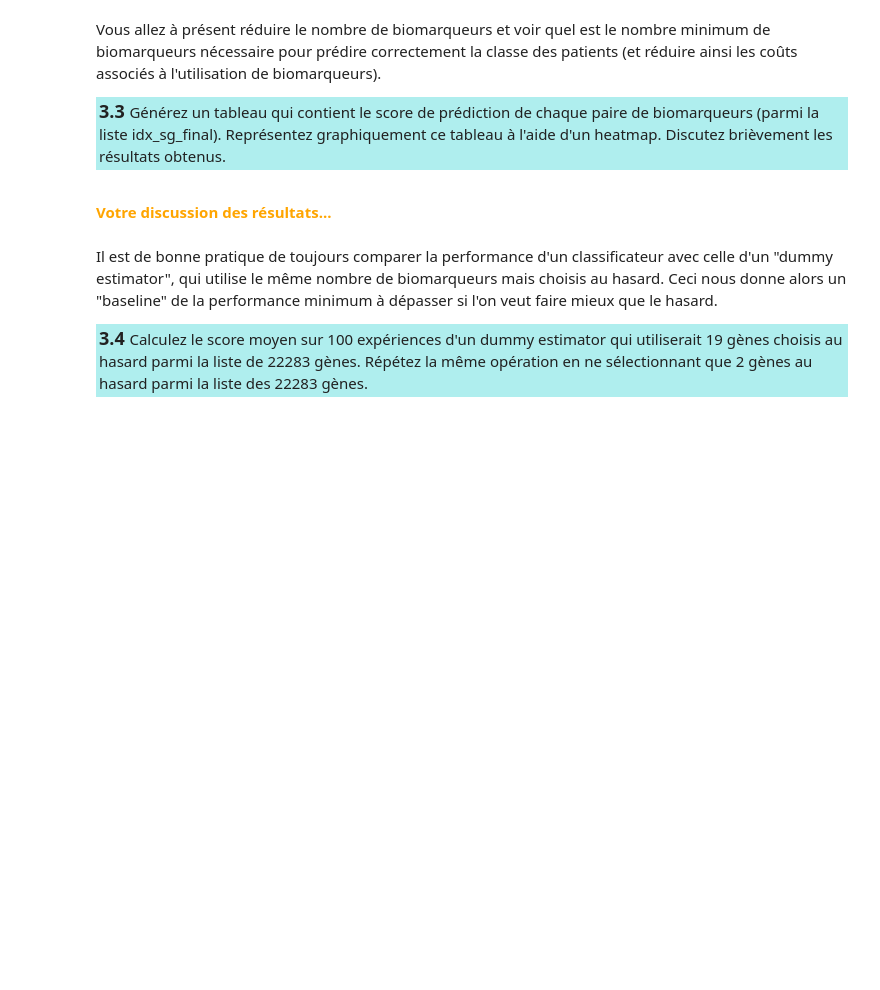
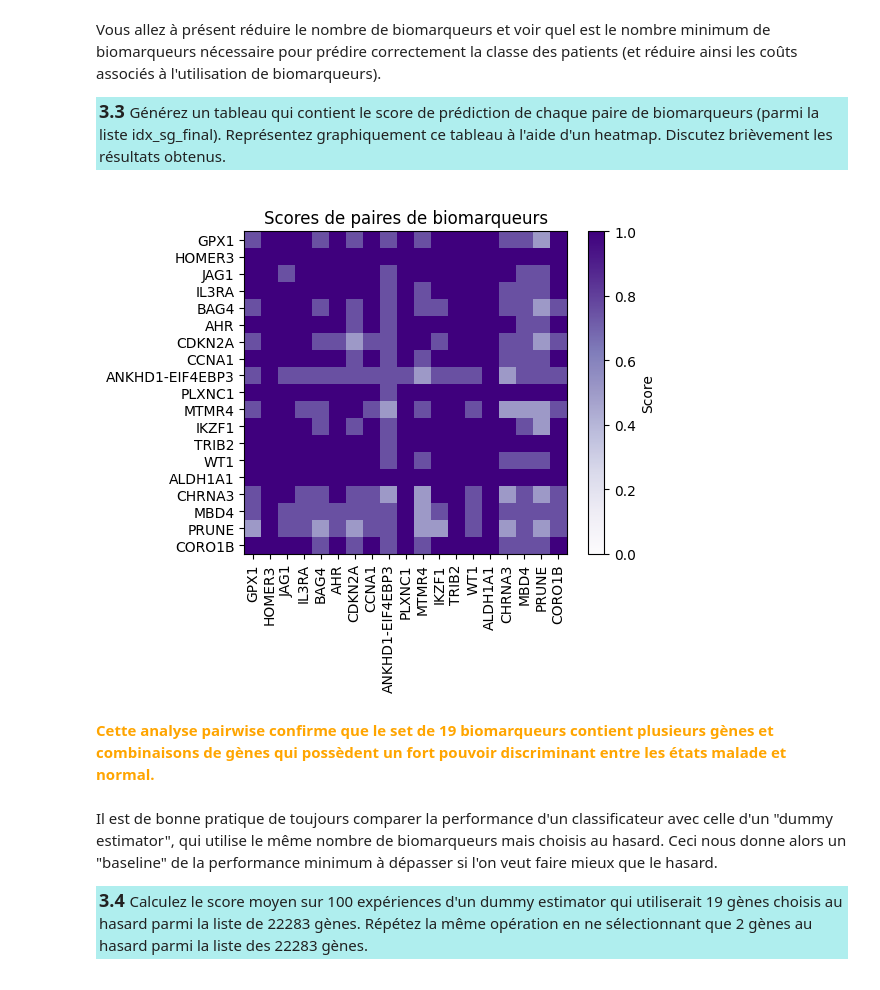
Before and after one commit to michaelstrefeler/BBC_Labs, a Jupyter notebook: Labo05/TP5_BBC_Strefeler.ipynb, the cells around one changed output. Drawn from its saved outputs; the diff is of its cells as text; code cells hidden in the pictures; blank space fills up the shorter version.

```diff
--- a/Labo05/TP5_BBC_Strefeler.ipynb
+++ b/Labo05/TP5_BBC_Strefeler.ipynb
@@ -1199,5 +1284,46 @@ Générez un tableau qui contient le score de prédiction de chaque paire de bio
-# %% [markdown]
-<font color="orange"><b>Votre discussion des résultats...</b></font>
+# %%
+#Votre code
+n_biomarkers = len(idx_sg_final)
+
+score_matrix = np.zeros((n_biomarkers, n_biomarkers))
+
+gene_names = data[idx_sg_final + 1, 1]
+
+for i in range(n_biomarkers):
+    for j in range(n_biomarkers):
+        gene1_original_idx = idx_sg_final[i]
+        gene2_original_idx = idx_sg_final[j]
+
+        X_pair_train = data[[gene1_original_idx + 1, gene2_original_idx + 1], 2:].T
+        X_pair_train = np.array(X_pair_train, dtype=float)
+
+        X_pair_test = data_test[[gene1_original_idx + 1, gene2_original_idx + 1], 2:].T
+        X_pair_test = np.array(X_pair_test, dtype=float)
+
+        score = kNN_classifier(X_pair_train, y, X_pair_test, y_test)
+
+        score_matrix[i, j] = score
+
+fig, ax = plt.subplots(figsize=(6, 5))
+
+heatmap = ax.imshow(score_matrix, cmap='Purples', vmin=0, vmax=1)
+
+ax.set_xticks(np.arange(n_biomarkers))
+ax.set_yticks(np.arange(n_biomarkers))
+ax.set_xticklabels(gene_names, rotation=90)
+ax.set_yticklabels(gene_names)
+
+ax.set_title('Scores de paires de biomarqueurs')
+
+cbar = fig.colorbar(heatmap)
+cbar.set_label('Score')
+
+plt.tight_layout()
+plt.show()
+# %% [output]
+[figure, added]
+# %% [markdown]
+<font color="orange"><b> Cette analyse pairwise confirme que le set de 19 biomarqueurs contient plusieurs gènes et combinaisons de gènes qui possèdent un fort pouvoir discriminant entre les états malade et normal.</b></font>
 # %% [markdown]
 Il est de bonne pratique de toujours comparer la performance d'un classificateur avec celle d'un "dummy estimator", qui utilise le même nombre de biomarqueurs mais choisis au hasard. Ceci nous donne alors un "baseline" de la performance minimum à dépasser si l'on veut faire mieux que le hasard.
 
```
Also changed, not shown: parts of 46 cells of this notebook, 1 other file.
